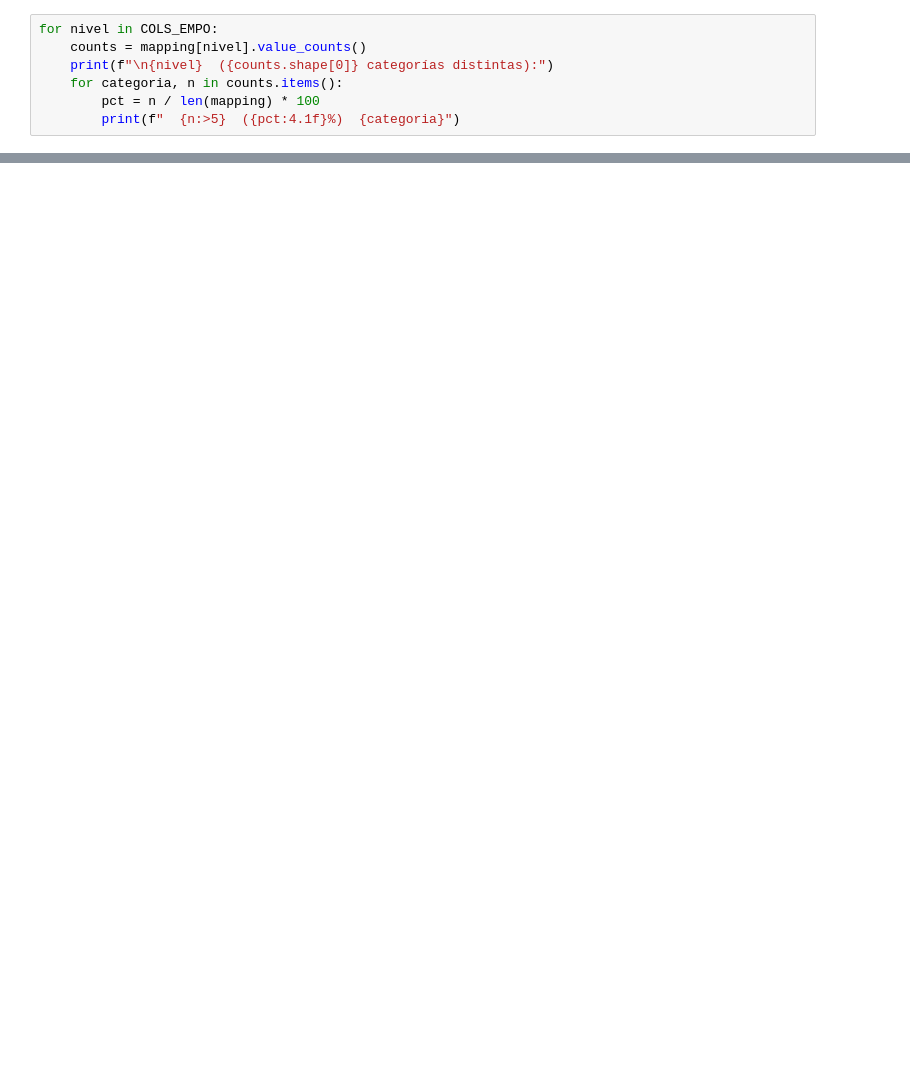
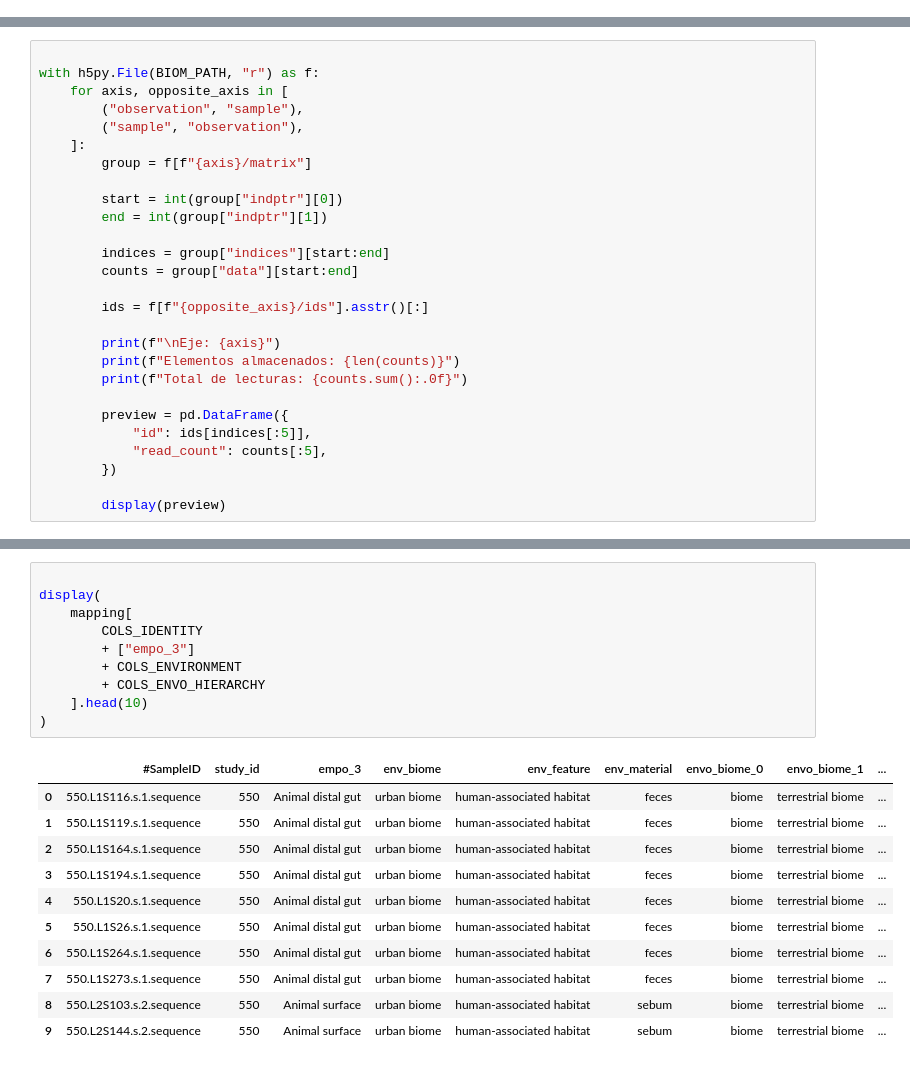
Before and after one commit to Foxo10/EMPKG-Planetary_Microbiome_KG, a Jupyter notebook: notebooks/00_explore_biom.ipynb, the cells around one changed output, grey strips where cells are left out. Drawn from its saved outputs; the diff is of its cells as text; blank space fills up the shorter version.

```diff
--- a/notebooks/00_explore_biom.ipynb
+++ b/notebooks/00_explore_biom.ipynb
@@ -1274,7 +0,0 @@ Para el Knowledge Graph, `empo_3` será el campo principal para definir el nodo
-# %%
-for nivel in COLS_EMPO:
-    counts = mapping[nivel].value_counts()
-    print(f"\n{nivel}  ({counts.shape[0]} categorías distintas):")
-    for categoria, n in counts.items():
-        pct = n / len(mapping) * 100
-        print(f"  {n:>5}  ({pct:4.1f}%)  {categoria}")
@@ -1823,0 +282,27 @@ Este notebook es exploratorio. No todo debe copiarse tal cual a producción.
+# %%
+
+with h5py.File(BIOM_PATH, "r") as f:
+    for axis, opposite_axis in [
+        ("observation", "sample"),
+        ("sample", "observation"),
+    ]:
+        group = f[f"{axis}/matrix"]
+
+        start = int(group["indptr"][0])
+        end = int(group["indptr"][1])
+
+        indices = group["indices"][start:end]
+        counts = group["data"][start:end]
+
+        ids = f[f"{opposite_axis}/ids"].asstr()[:]
+
+        print(f"\nEje: {axis}")
+        print(f"Elementos almacenados: {len(counts)}")
+        print(f"Total de lecturas: {counts.sum():.0f}")
+
+        preview = pd.DataFrame({
+            "id": ids[indices[:5]],
+            "read_count": counts[:5],
+        })
+
+        display(preview)
@@ -1823,0 +1352,22 @@ Este notebook es exploratorio. No todo debe copiarse tal cual a producción.
+# %%
+
+display(
+    mapping[
+        COLS_IDENTITY
+        + ["empo_3"]
+        + COLS_ENVIRONMENT
+        + COLS_ENVO_HIERARCHY
+    ].head(10)
+)
+# %% [output]
+|  | #SampleID | study_id | empo_3 | env_biome | env_feature | env_material | envo_biome_0 | envo_biome_1 | ... |
+| 0 | 550.L1S116.s.1.sequence | 550 | Animal distal gut | urban biome | human-associated habitat | feces | biome | terrestrial biome | ... |
+| 1 | 550.L1S119.s.1.sequence | 550 | Animal distal gut | urban biome | human-associated habitat | feces | biome | terrestrial biome | ... |
+| 2 | 550.L1S164.s.1.sequence | 550 | Animal distal gut | urban biome | human-associated habitat | feces | biome | terrestrial biome | ... |
+| 3 | 550.L1S194.s.1.sequence | 550 | Animal distal gut | urban biome | human-associated habitat | feces | biome | terrestrial biome | ... |
+| 4 | 550.L1S20.s.1.sequence | 550 | Animal distal gut | urban biome | human-associated habitat | feces | biome | terrestrial biome | ... |
+| 5 | 550.L1S26.s.1.sequence | 550 | Animal distal gut | urban biome | human-associated habitat | feces | biome | terrestrial biome | ... |
+| 6 | 550.L1S264.s.1.sequence | 550 | Animal distal gut | urban biome | human-associated habitat | feces | biome | terrestrial biome | ... |
+| 7 | 550.L1S273.s.1.sequence | 550 | Animal distal gut | urban biome | human-associated habitat | feces | biome | terrestrial biome | ... |
+| 8 | 550.L2S103.s.2.sequence | 550 | Animal surface | urban biome | human-associated habitat | sebum | biome | terrestrial biome | ... |
+| 9 | 550.L2S144.s.2.sequence | 550 | Animal surface | urban biome | human-associated habitat | sebum | biome | terrestrial biome | ... |
```
Also changed, not shown: parts of 159 cells of this notebook.
